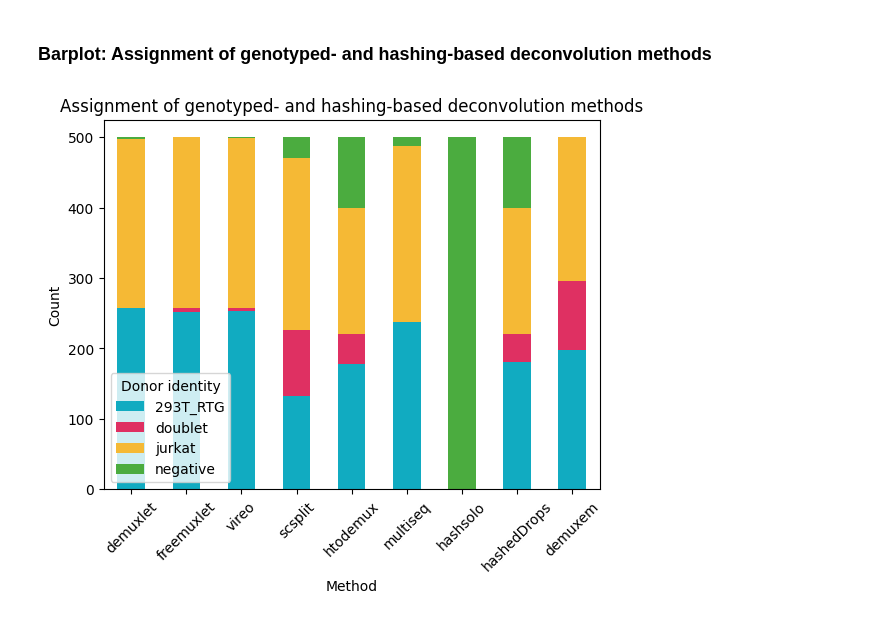
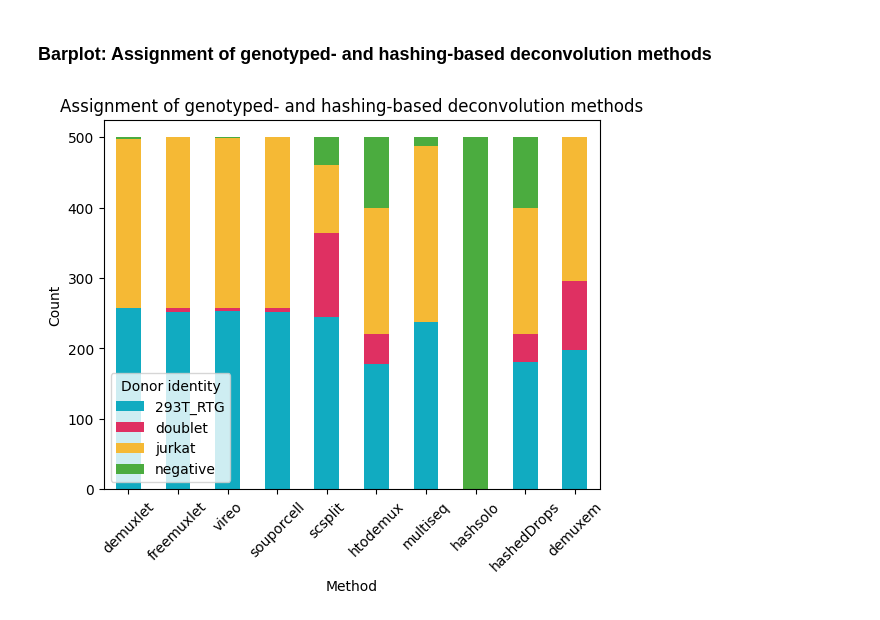
Before and after one commit to theislab/hadge, a Jupyter notebook: notebook.ipynb, the cells around one changed output. Drawn from its saved outputs; the diff is of its cells as text; code cells hidden in the pictures.

Commit message:
add souporcell res in notebook

```diff
--- a/notebook.ipynb
+++ b/notebook.ipynb
@@ -49,7 +49,7 @@ classification
 ### Barplot: Classification of genotyped- and hashing-based deconvolution methods
 # %%
 droplet_counts = classification.apply(lambda x: x.value_counts())
-methods_all = ["demuxlet", "freemuxlet", "vireo", "scsplit", "htodemux", "multiseq", "hashsolo", "hashedDrops", "demuxem"]
+methods_all = ["demuxlet", "freemuxlet", "vireo", "souporcell", "scsplit", "htodemux", "multiseq", "hashsolo", "hashedDrops", "demuxem"]
 # Sort columns
 droplet_counts = droplet_counts[methods_all]
 droplet_counts.T.plot(kind='bar', stacked=True, color=['#f93800', '#ffb500', '#007a8b'])
@@ -57,6 +57,6 @@ plt.xlabel('Method')
 plt.ylabel('Count')
 plt.title('Classification of genotyped- and hashing-based deconvolution methods')
 plt.xticks(rotation=45)
-plt.legend(title='Droplet type')
+plt.legend(title='Droplet type', loc='upper right')
 plt.show()
 # %% [output]
@@ -147,5 +147,6 @@ Image(filename='result_test/rescue/donor_match/freemuxlet_1_vs_htodemux_1/concor
 # %%
 assignment.freemuxlet.replace({"1": "jurkat", "0": "293T_RTG"}, inplace=True)
 assignment.scsplit.replace({"2": "jurkat", "0": "293T_RTG"}, inplace=True)
+assignment.souporcell.replace({"1": "jurkat", "0": "293T_RTG"}, inplace=True)
 assignment
 # %% [output]
@@ -167,14 +168,13 @@ assignment
 ### Barplot: Assignment of genotyped- and hashing-based deconvolution methods
 # %%
 droplet_counts = assignment.apply(lambda x: x.value_counts())
-methods_all = ["demuxlet", "freemuxlet", "vireo", "scsplit", "htodemux", "multiseq", "hashsolo", "hashedDrops", "demuxem"]
 droplet_counts = droplet_counts[methods_all]
 droplet_counts.T.plot(kind='bar', stacked=True, color=['#11abc1', '#df3062', '#f5b935', '#4bac3f'])
 plt.xlabel('Method')
 plt.ylabel('Count')
 plt.title('Assignment of genotyped- and hashing-based deconvolution methods')
 plt.xticks(rotation=45)
-plt.legend(title='Donor identity')
+plt.legend(title='Donor identity', loc='lower left')
 plt.show()
 # %% [output]
-[figure, old version]
+[figure, new version]
```
Also changed, not shown: parts of 9 cells of this notebook.
